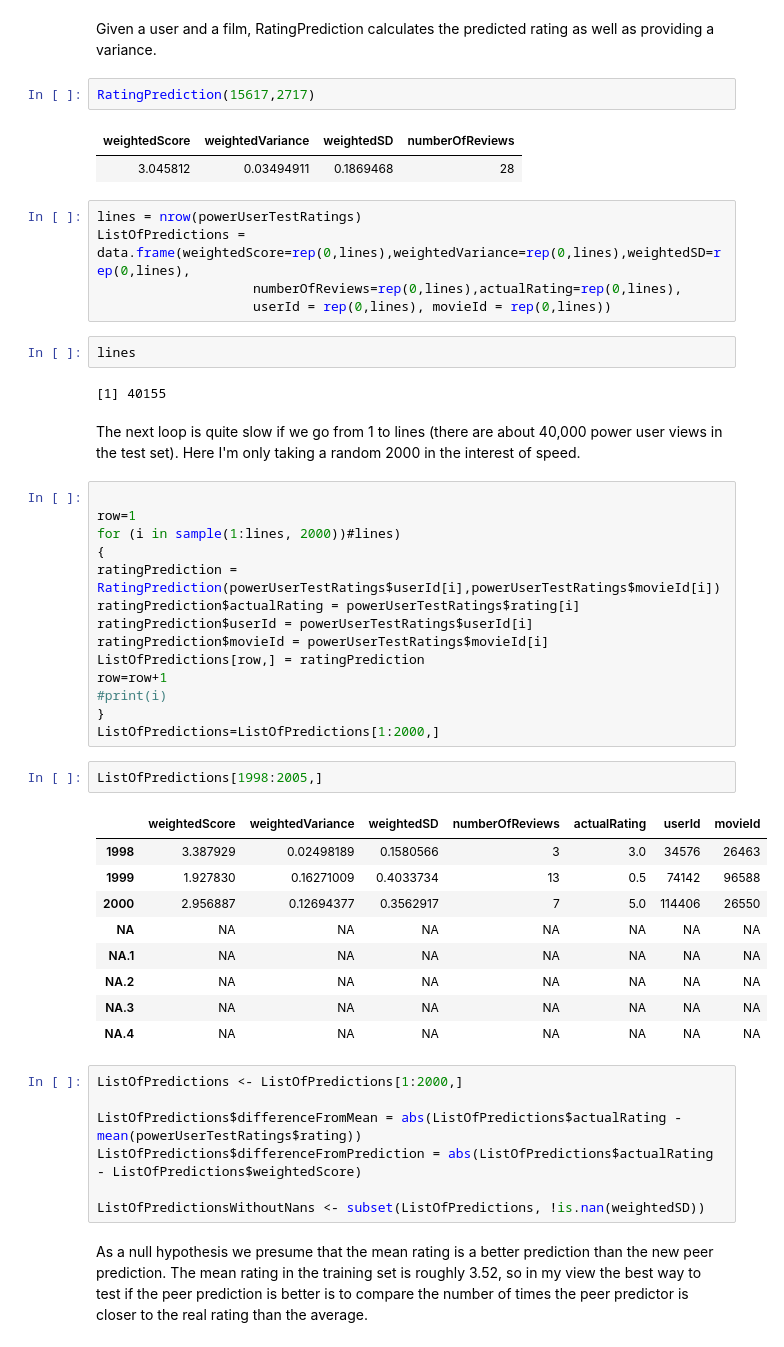
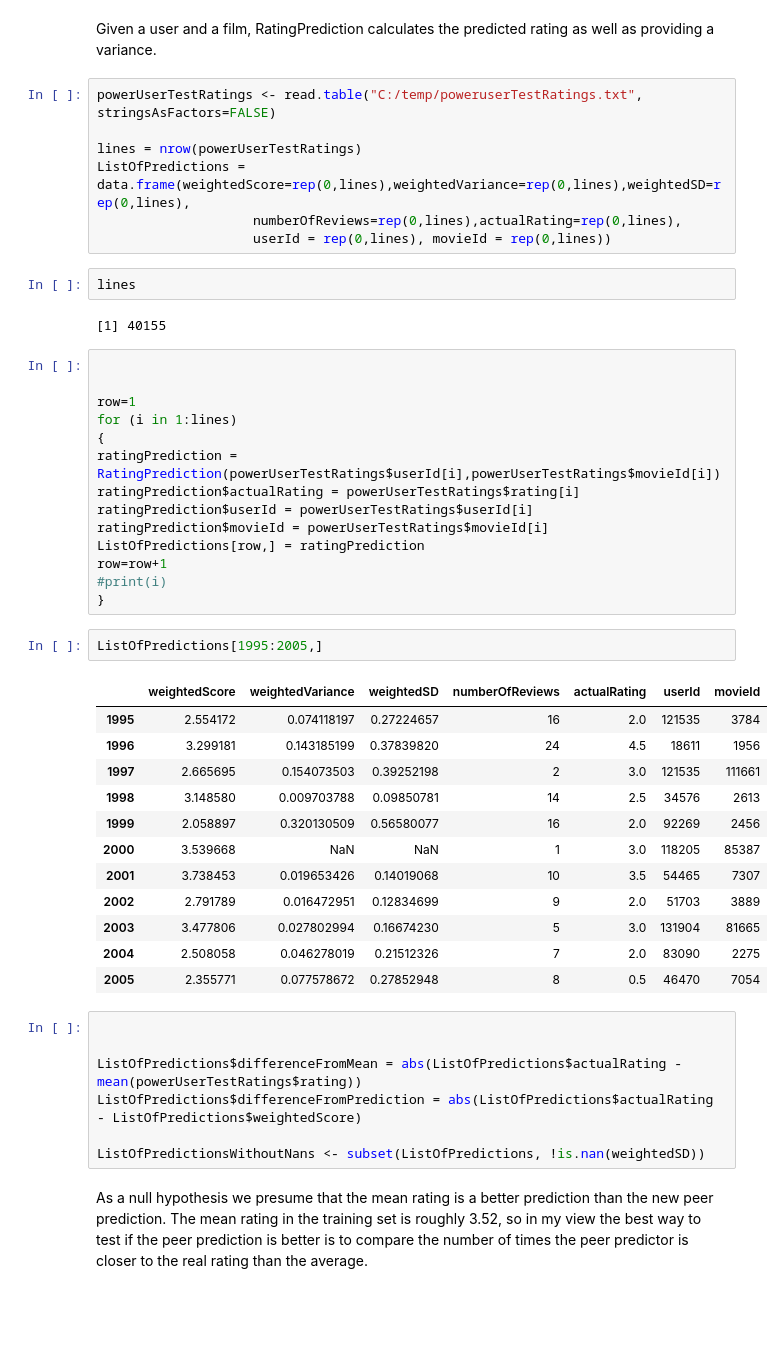
Before and after one commit to mattreed09/BBCtest, a Jupyter notebook: Peer Prediction.ipynb, the cells around one changed output. Drawn from its saved outputs; the diff is of its cells as text; blank space fills up the shorter version.

```diff
--- a/Peer Prediction.ipynb
+++ b/Peer Prediction.ipynb
@@ -138,12 +137,9 @@ return(data.frame(weightedScore=weightedScore, weightedVariance=weightedVariance
 }
 # %% [markdown]
 Given a user and a film, RatingPrediction calculates the predicted rating as well as providing a variance.
-# %%
-RatingPrediction(15617,2717)
-# %% [output]
-| weightedScore | weightedVariance | weightedSD | numberOfReviews |
-| 3.045812 | 0.03494911 | 0.1869468 | 28 |
 # %%
+powerUserTestRatings <- read.table("C:/temp/poweruserTestRatings.txt", stringsAsFactors=FALSE)
+
 lines = nrow(powerUserTestRatings)
 ListOfPredictions = data.frame(weightedScore=rep(0,lines),weightedVariance=rep(0,lines),weightedSD=rep(0,lines),
 					numberOfReviews=rep(0,lines),actualRating=rep(0,lines),
@@ -152,12 +148,11 @@ ListOfPredictions = data.frame(weightedScore=rep(0,lines),weightedVariance=rep(0
 lines
 # %% [output]
 [1] 40155
-# %% [markdown]
-The next loop is quite slow if we go from 1 to lines (there are about 40,000 power user views in the test set). Here I'm only taking a random 2000 in the interest of speed.
 # %%
 
+
 row=1
-for (i in sample(1:lines, 2000))#lines)
+for (i in 1:lines)
 {
 ratingPrediction = RatingPrediction(powerUserTestRatings$userId[i],powerUserTestRatings$movieId[i])
 ratingPrediction$actualRating = powerUserTestRatings$rating[i]
@@ -167,21 +162,23 @@ ListOfPredictions[row,] = ratingPrediction
 row=row+1
 #print(i)
 }
-ListOfPredictions=ListOfPredictions[1:2000,]
 # %%
-ListOfPredictions[1998:2005,]
+ListOfPredictions[1995:2005,]
 # %% [output]
 |  | weightedScore | weightedVariance | weightedSD | numberOfReviews | actualRating | userId | movieId |
-| 1998 | 3.387929 | 0.02498189 | 0.1580566 | 3 | 3.0 | 34576 | 26463 |
-| 1999 | 1.927830 | 0.16271009 | 0.4033734 | 13 | 0.5 | 74142 | 96588 |
-| 2000 | 2.956887 | 0.12694377 | 0.3562917 | 7 | 5.0 | 114406 | 26550 |
-| NA | NA | NA | NA | NA | NA | NA | NA |
-| NA.1 | NA | NA | NA | NA | NA | NA | NA |
-| NA.2 | NA | NA | NA | NA | NA | NA | NA |
-| NA.3 | NA | NA | NA | NA | NA | NA | NA |
-| NA.4 | NA | NA | NA | NA | NA | NA | NA |
+| 1995 | 2.554172 | 0.074118197 | 0.27224657 | 16 | 2.0 | 121535 | 3784 |
+| 1996 | 3.299181 | 0.143185199 | 0.37839820 | 24 | 4.5 | 18611 | 1956 |
+| 1997 | 2.665695 | 0.154073503 | 0.39252198 | 2 | 3.0 | 121535 | 111661 |
+| 1998 | 3.148580 | 0.009703788 | 0.09850781 | 14 | 2.5 | 34576 | 2613 |
+| 1999 | 2.058897 | 0.320130509 | 0.56580077 | 16 | 2.0 | 92269 | 2456 |
+| 2000 | 3.539668 | NaN | NaN | 1 | 3.0 | 118205 | 85387 |
+| 2001 | 3.738453 | 0.019653426 | 0.14019068 | 10 | 3.5 | 54465 | 7307 |
+| 2002 | 2.791789 | 0.016472951 | 0.12834699 | 9 | 2.0 | 51703 | 3889 |
+| 2003 | 3.477806 | 0.027802994 | 0.16674230 | 5 | 3.0 | 131904 | 81665 |
+| 2004 | 2.508058 | 0.046278019 | 0.21512326 | 7 | 2.0 | 83090 | 2275 |
+| 2005 | 2.355771 | 0.077578672 | 0.27852948 | 8 | 0.5 | 46470 | 7054 |
 # %%
-ListOfPredictions <- ListOfPredictions[1:2000,]
+
 
 ListOfPredictions$differenceFromMean = abs(ListOfPredictions$actualRating - mean(powerUserTestRatings$rating))
 ListOfPredictions$differenceFromPrediction = abs(ListOfPredictions$actualRating - ListOfPredictions$weightedScore)
```
Also changed, not shown: parts of 10 cells of this notebook.
